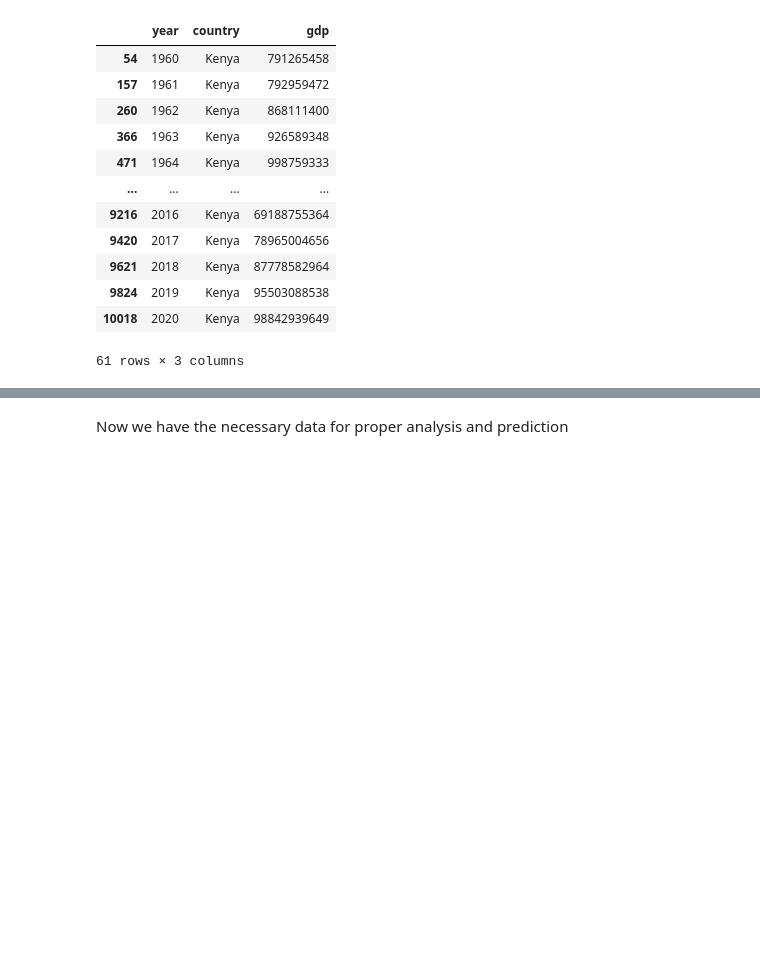
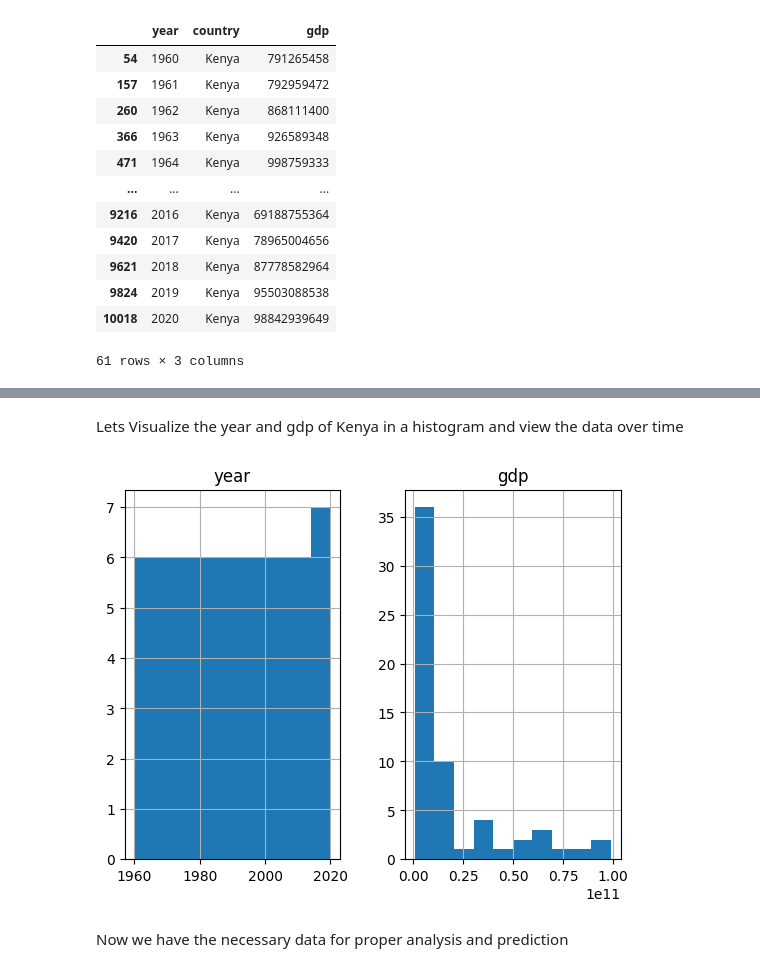
Before and after one commit to Ndichu/Kenya_GDP_Analysis_and_prediction, a Jupyter notebook: Kenya_GDP_Analysis_and_prediction.ipynb, the cells around one changed output, grey strips where cells are left out. Cells and saved outputs as stored; diff of their text form; code cells hidden in the pictures; blank space fills up the shorter version.

```diff
--- a/Kenya_GDP_Analysis_and_prediction.ipynb
+++ b/Kenya_GDP_Analysis_and_prediction.ipynb
@@ -72,0 +94,3 @@ Kenya_gdp_data
+# %%
+cdf = Kenya_gdp_data[['year','gdp']]
+cdf.head()
@@ -73,3 +121,11 @@ Kenya_gdp_data
+# %% [markdown]
+Lets Visualize the year and gdp of Kenya in a histogram and view the data over time
+# %%
+viz = cdf[['year','gdp']]
+viz.hist()
+plt.show()
+# %% [output]
+[figure, added]
 # %% [markdown]
 Now we have the necessary data for proper analysis and prediction
 # %% [markdown]
```
Also changed, not shown: parts of 15 cells of this notebook.
